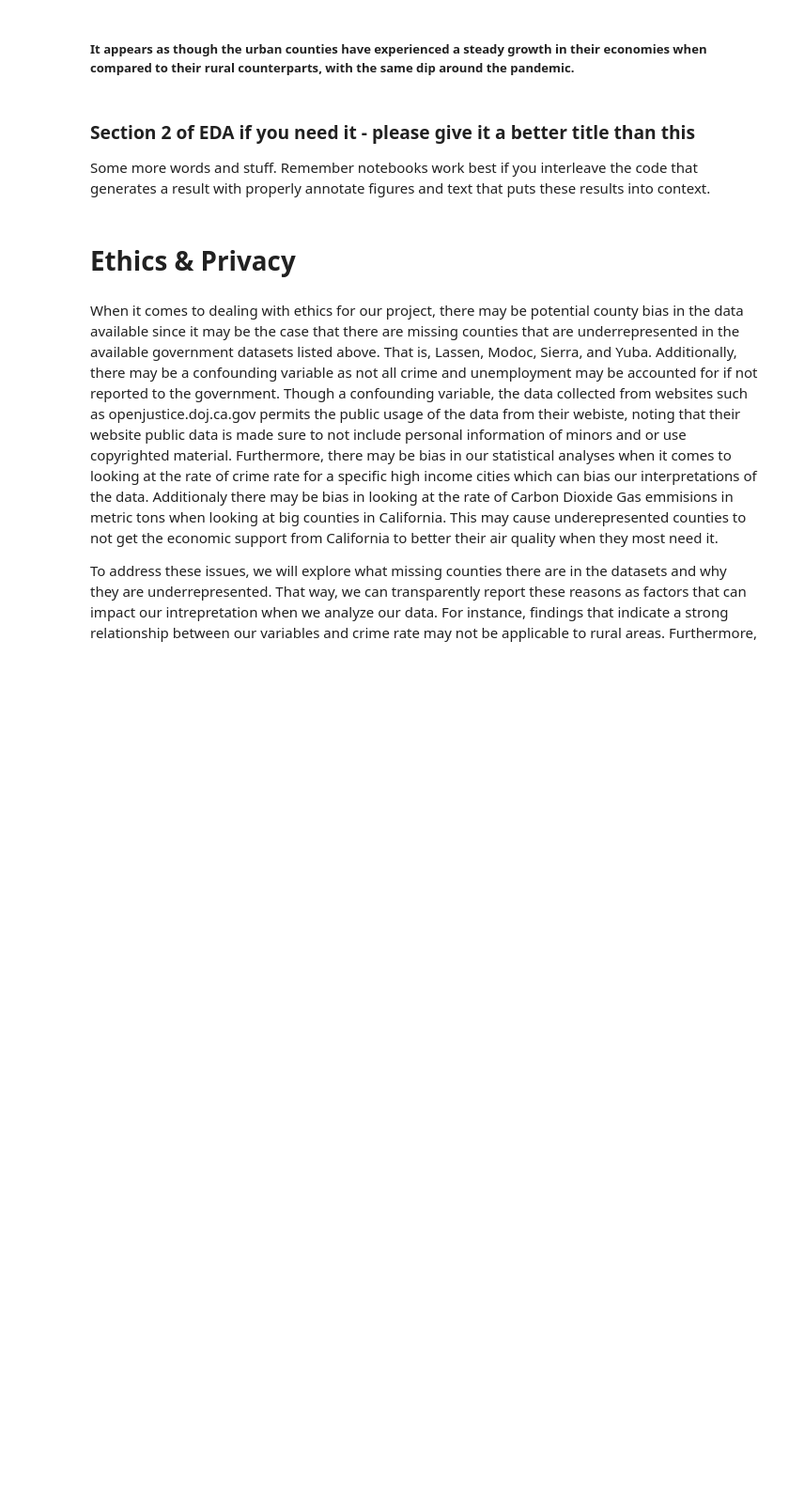
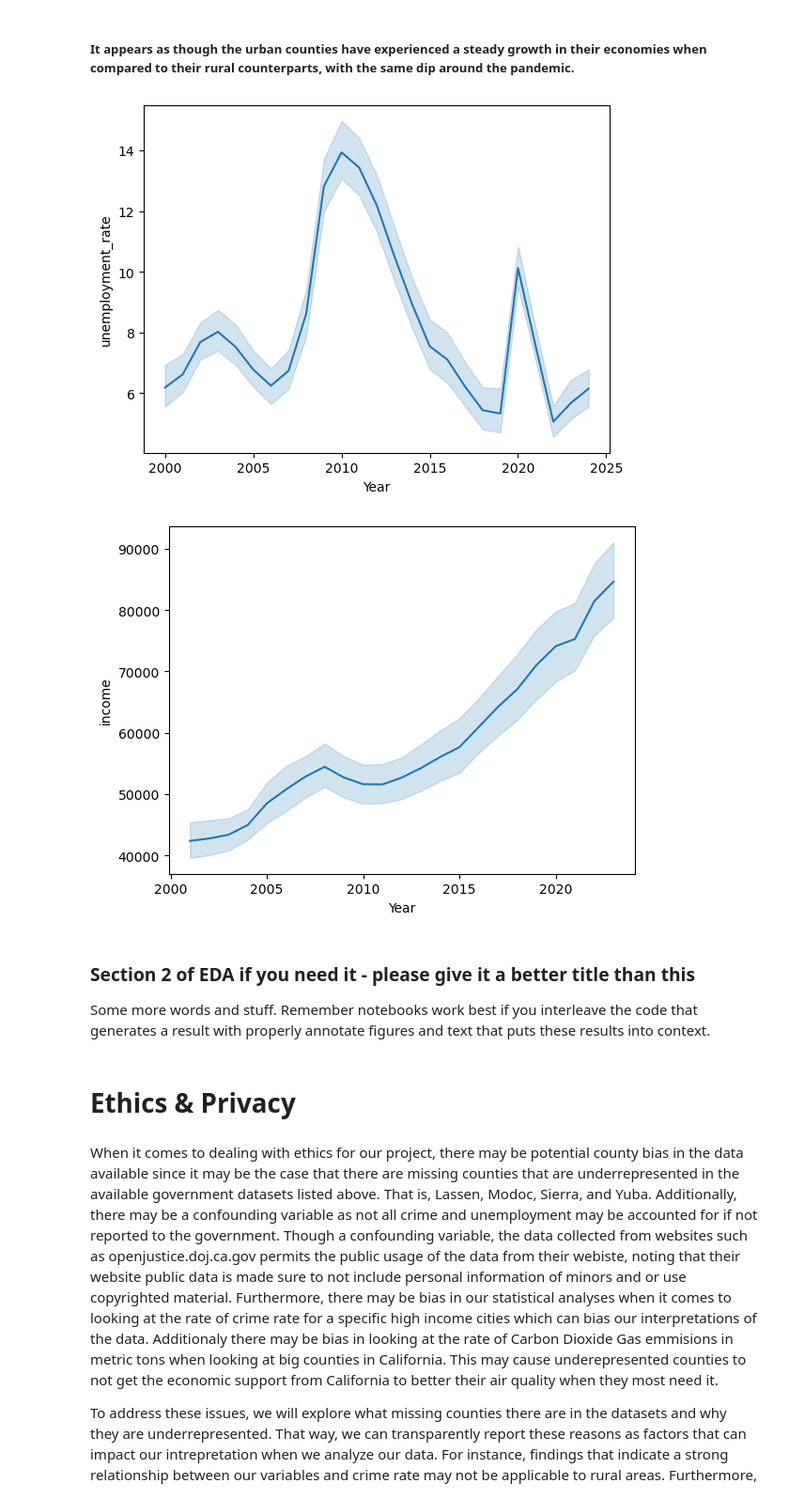
Before and after one commit to richardlaoo/Group131_DS_Analysis, a Jupyter notebook: EDACheckpoint_Group131_SP25.ipynb, the cells around one changed output. Shown at 94% size. Cells and saved outputs as stored; diff of their text form; code cells hidden in the pictures; blank space fills up the shorter version.

```diff
--- a/EDACheckpoint_Group131_SP25.ipynb
+++ b/EDACheckpoint_Group131_SP25.ipynb
@@ -1181,5 +1183,13 @@ See the caveats in the documentation: https://pandas.pydata.org/pandas-docs/stab
 # %% [markdown]
 ##### It appears as though the urban counties have experienced a steady growth in their economies when compared to their rural counterparts, with the same dip around the pandemic.
+# %%
+sns.lineplot(data = unemploymentrate, x = 'Year', y = 'unemployment_rate')
+plt.show()
+sns.lineplot(data = medianinc_ca, x = 'Year', y = 'income')
+plt.show()
+# %% [output]
+[figure, added]
+[figure, added]
 # %% [markdown]
 ### Section 2 of EDA if you need it  - please give it a better title than this
 
```
Also changed, not shown: parts of 7 cells of this notebook.
